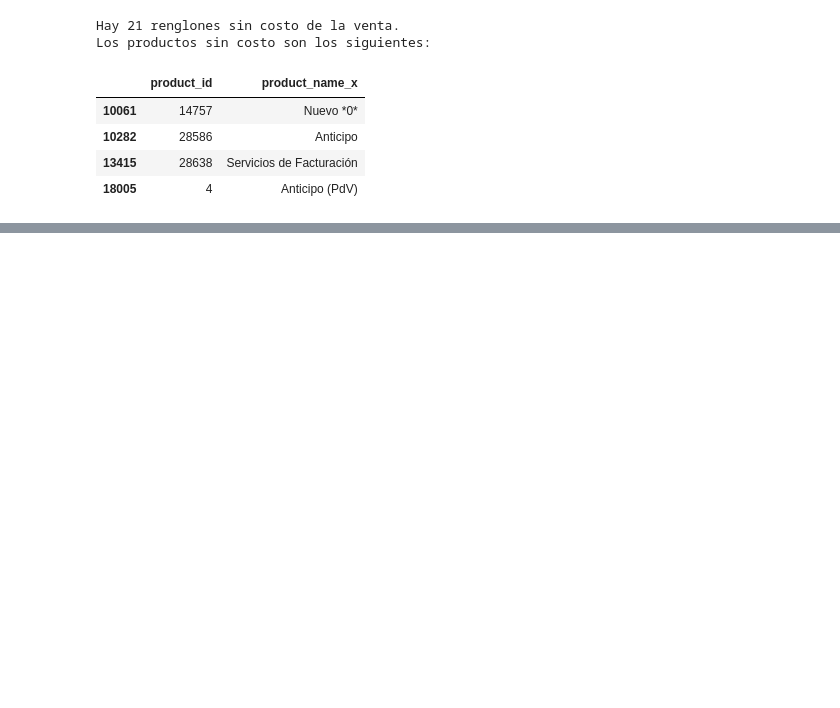
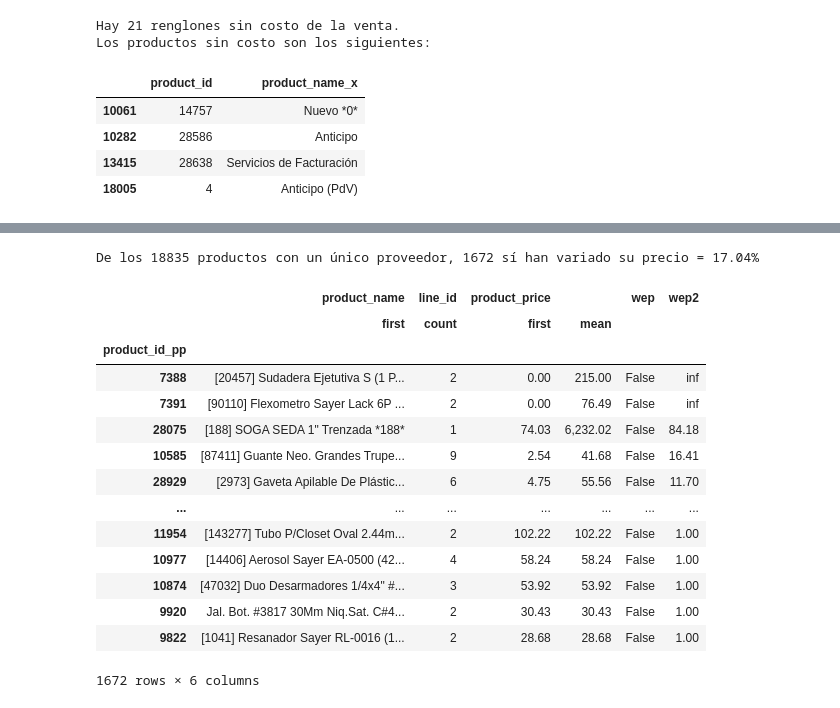
Before and after one commit to ecostichp/odoo_comisiones, a Jupyter notebook: comisiones/algoritmos/algoritmo_costo_de_venta_func.ipynb, the cells around one changed output, grey strips where cells are left out. Cells and saved outputs as stored; diff of their text form; code cells hidden in the pictures; blank space fills up the shorter version.

```diff
--- a/comisiones/algoritmos/algoritmo_costo_de_venta_func.ipynb
+++ b/comisiones/algoritmos/algoritmo_costo_de_venta_func.ipynb
@@ -333,0 +172,14 @@ Después de corregir el costo de la venta... las siguientes líneas ya son de ut
+# %%
+prod_comprados_odoo = (compras_odoo[['partner_id', 'partner_name', 'product_id_pp', 'product_name']]
+                    .sort_values('partner_id').groupby('product_id_pp')
+                    .agg({'product_name': ['first'], 'partner_id': ['mean', 'first']})
+                    ).reset_index()
+
+prod_comprados_odoo['diff'] = prod_comprados_odoo[('partner_id', 'mean')]  == prod_comprados_odoo[('partner_id', 'first')]
+
+ids_productos_varios_prov = prod_comprados_odoo.loc[prod_comprados_odoo['diff'] == False]['product_id_pp']
+ids_productos_unicos_prov = prod_comprados_odoo.loc[prod_comprados_odoo['diff'] == True]['product_id_pp']
+
+print(f"Se han comprado un total de {len(prod_comprados_odoo['product_id_pp'])} productos en Odoo:")
+print(f'    - {len(ids_productos_varios_prov)} productos con más de un proveedor', f"{len(ids_productos_varios_prov)/len(prod_comprados_odoo['product_id_pp'])*100:.2f}%")
+print(f'    - {len(ids_productos_unicos_prov)} productos con un único proveedor', f"{len(ids_productos_unicos_prov)/len(prod_comprados_odoo['product_id_pp'])*100:.2f}%")
@@ -333,0 +222,16 @@ Después de corregir el costo de la venta... las siguientes líneas ya son de ut
+# %%
+# Borrar lína: sólo para explicar
+
+ventas_productos_varios_prov = ventas_año[ventas_año['product_id'].isin(ids_productos_varios_prov)]
+ventas_productos_unico_prov = ventas_año[~ventas_año['product_id'].isin(ids_productos_varios_prov)]
+
+compras_productos_varios_prov = compras[compras['product_id_pp'].isin(ids_productos_varios_prov)]
+compras_productos_unico_prov = compras[~compras['product_id_pp'].isin(ids_productos_varios_prov)]
+
+print('Líneas de venta:')
+print(f'    {len(ventas_productos_varios_prov)} de productos comprados con varios proveedores', f'{len(ventas_productos_varios_prov)/len(ventas_año)*100:.2f}%')
+print(f'    {len(ventas_productos_unico_prov)} de productos comprados con un único proveedores', f'{len(ventas_productos_unico_prov)/len(ventas_año)*100:.2f}%')
+
+print('\nLíneas de compra:')
+print(f'    {len(compras_productos_varios_prov)} de productos comprados con varios proveedores', f'{len(compras_productos_varios_prov)/len(compras)*100:.2f}%')
+print(f'    {len(compras_productos_unico_prov)} de productos comprado con un único proveedores', f'{len(compras_productos_unico_prov)/len(compras)*100:.2f}%')
@@ -333,0 +272,25 @@ Después de corregir el costo de la venta... las siguientes líneas ya son de ut
+# %%
+# Borrar lína: es sólo para explicar por qué decido llevarlos a merge_asof dirección "backward"
+a = compras_productos_unico_prov.sort_values(by='product_price').groupby('product_id_pp').agg({'product_name':['first'], 'line_id':['count'], 'product_price':['first', 'mean']})
+a['wep'] = a[('product_price', 'first')] == a[('product_price', 'mean')]
+a['wep2'] = a[('product_price', 'mean')] / a[('product_price', 'first')]
+
+print(f"De los {len(compras_productos_unico_prov)} productos con un único proveedor, {len(a.loc[a['wep'] == False])} sí han variado su precio =", f"{len(a.loc[a['wep'] == False])/len(a)*100:.2f}%")
+a.loc[a['wep'] == False].sort_values(by='wep2', ascending=False)
+# %% [output]
+De los 18835 productos con un único proveedor, 1672 sí han variado su precio = 17.04%
+|  | product_name | line_id | product_price |  | wep | wep2 |
+|  | first | count | first | mean |  |  |
+| product_id_pp |  |  |  |  |  |  |
+| 7388 | [20457] Sudadera Ejetutiva S (1 P... | 2 | 0.00 | 215.00 | False | inf |
+| 7391 | [90110] Flexometro Sayer Lack 6P ... | 2 | 0.00 | 76.49 | False | inf |
+| 28075 | [188] SOGA SEDA 1" Trenzada *188* | 1 | 74.03 | 6,232.02 | False | 84.18 |
+| 10585 | [87411] Guante Neo. Grandes Trupe... | 9 | 2.54 | 41.68 | False | 16.41 |
+| 28929 | [2973] Gaveta Apilable De Plástic... | 6 | 4.75 | 55.56 | False | 11.70 |
+| ... | ... | ... | ... | ... | ... | ... |
+| 11954 | [143277] Tubo P/Closet Oval 2.44m... | 2 | 102.22 | 102.22 | False | 1.00 |
+| 10977 | [14406] Aerosol Sayer EA-0500 (42... | 4 | 58.24 | 58.24 | False | 1.00 |
+| 10874 | [47032] Duo Desarmadores 1/4x4" #... | 3 | 53.92 | 53.92 | False | 1.00 |
+| 9920 | Jal. Bot. #3817 30Mm Niq.Sat. C#4... | 2 | 30.43 | 30.43 | False | 1.00 |
+| 9822 | [1041] Resanador Sayer RL-0016 (1... | 2 | 28.68 | 28.68 | False | 1.00 |
+1672 rows × 6 columns
```
Also changed, not shown: parts of 48 cells of this notebook.
